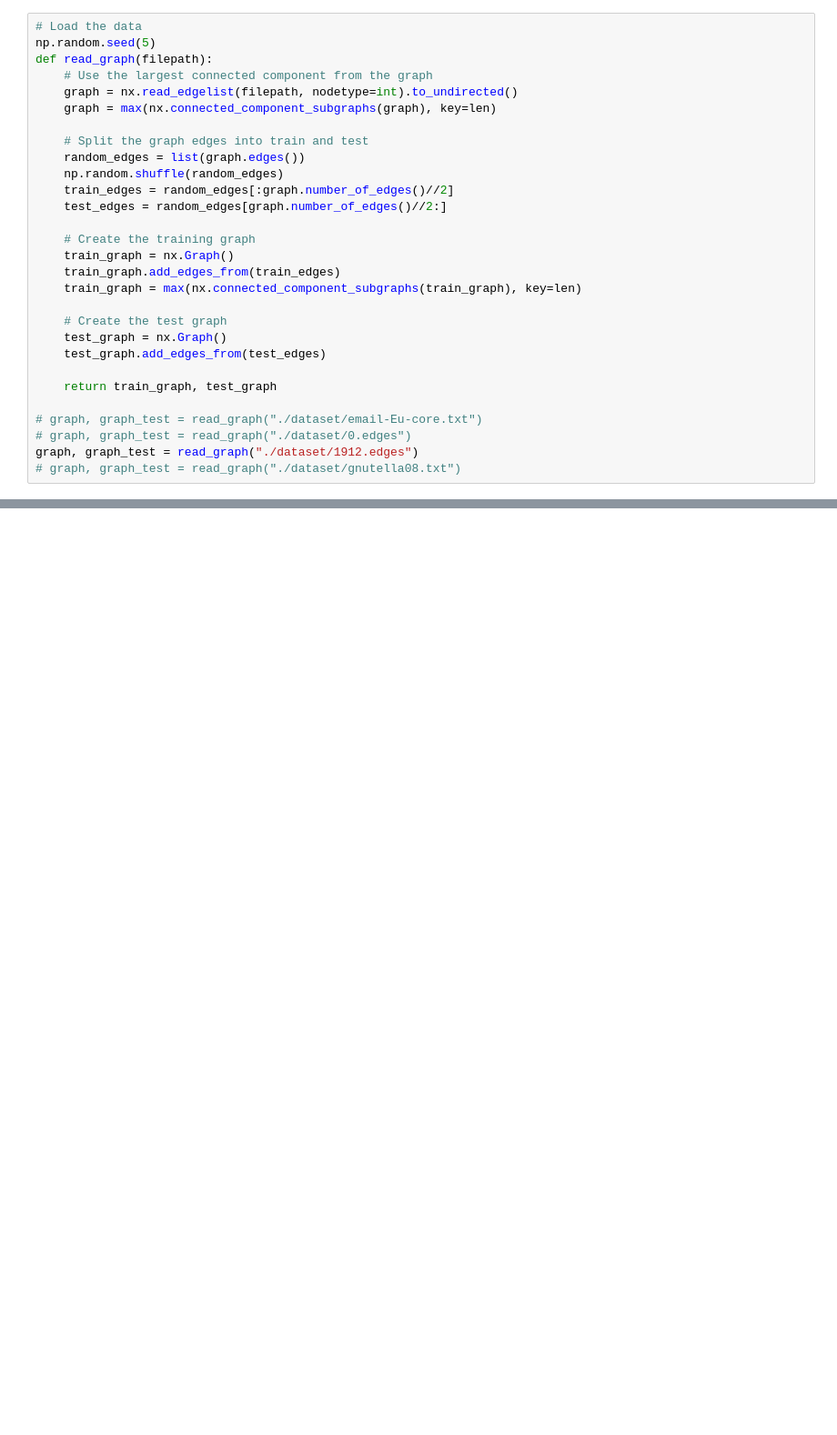
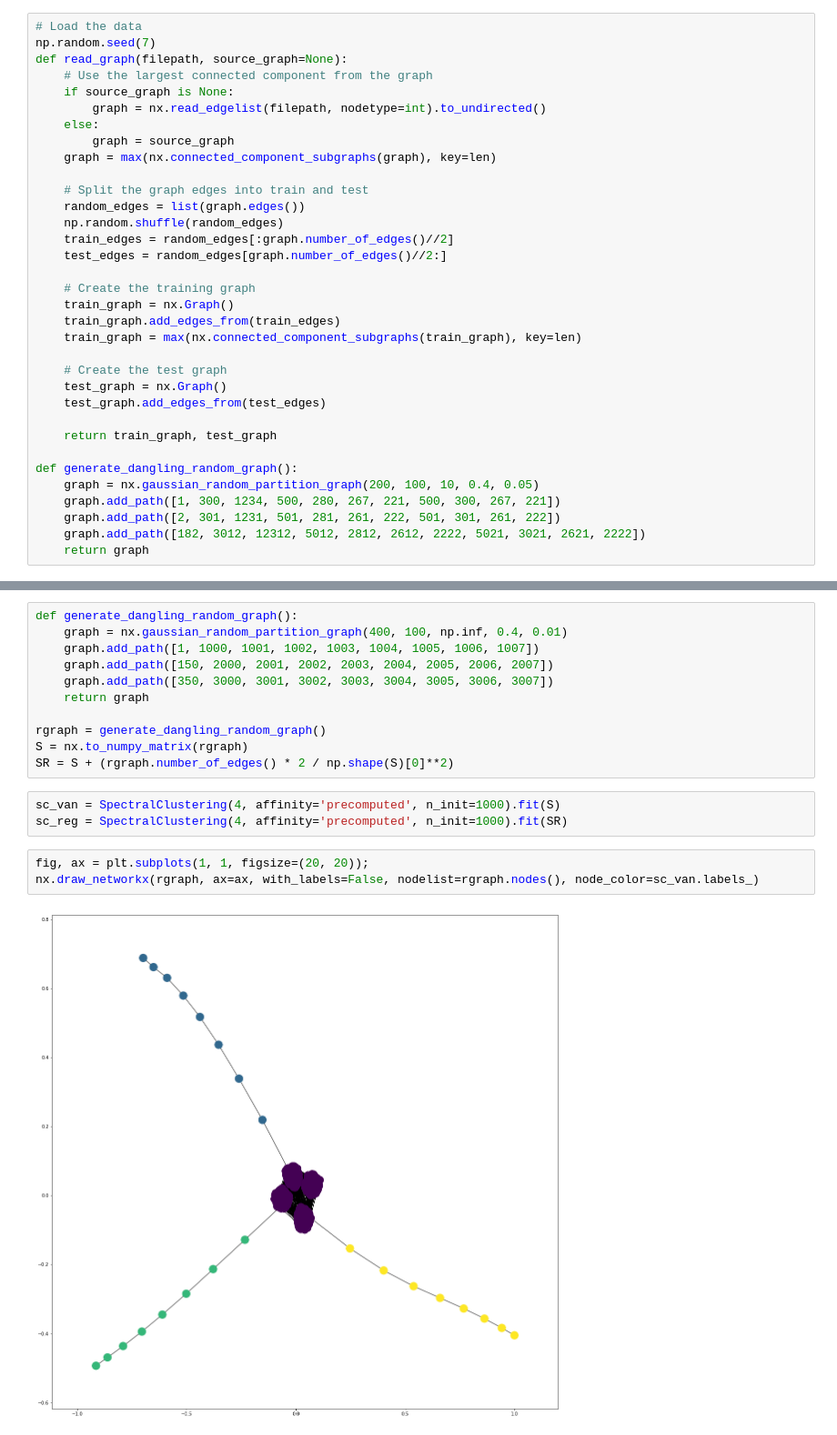
Before and after one commit to crisbodnar/regularised-spectral-clustering, a Jupyter notebook: spectral_clustering.ipynb, the cells around one changed output, grey strips where cells are left out. Shown at 91% size. Saved outputs shown, nothing was run; the diff lists cells and outputs as text; blank space fills up the shorter version.

```diff
--- a/spectral_clustering.ipynb
+++ b/spectral_clustering.ipynb
@@ -11,9 +14,12 @@ import os
 # %%
 # Load the data
-np.random.seed(5)
-def read_graph(filepath):
+np.random.seed(7)
+def read_graph(filepath, source_graph=None):
     # Use the largest connected component from the graph
-    graph = nx.read_edgelist(filepath, nodetype=int).to_undirected()
+    if source_graph is None:
+        graph = nx.read_edgelist(filepath, nodetype=int).to_undirected()
+    else:
+        graph = source_graph
     graph = max(nx.connected_component_subgraphs(graph), key=len)
 
     # Split the graph edges into train and test
@@ -33,7 +39,9 @@ def read_graph(filepath):
 
     return train_graph, test_graph
 
-# graph, graph_test = read_graph("./dataset/email-Eu-core.txt")
-# graph, graph_test = read_graph("./dataset/0.edges")
-graph, graph_test = read_graph("./dataset/1912.edges")
-# graph, graph_test = read_graph("./dataset/gnutella08.txt")
+def generate_dangling_random_graph():
+    graph = nx.gaussian_random_partition_graph(200, 100, 10, 0.4, 0.05)
+    graph.add_path([1, 300, 1234, 500, 280, 267, 221, 500, 300, 267, 221])
+    graph.add_path([2, 301, 1231, 501, 281, 261, 222, 501, 301, 261, 222])
+    graph.add_path([182, 3012, 12312, 5012, 2812, 2612, 2222, 5021, 3021, 2621, 2222])
+    return graph
@@ -125,0 +165,19 @@ print("{}+-{}".format(np.mean(reg_times), np.std(reg_times)))
+# %%
+def generate_dangling_random_graph():
+    graph = nx.gaussian_random_partition_graph(400, 100, np.inf, 0.4, 0.01)
+    graph.add_path([1, 1000, 1001, 1002, 1003, 1004, 1005, 1006, 1007])
+    graph.add_path([150, 2000, 2001, 2002, 2003, 2004, 2005, 2006, 2007])
+    graph.add_path([350, 3000, 3001, 3002, 3003, 3004, 3005, 3006, 3007])
+    return graph
+
+rgraph = generate_dangling_random_graph()
+S = nx.to_numpy_matrix(rgraph)
+SR = S + (rgraph.number_of_edges() * 2 / np.shape(S)[0]**2)
+# %%
+sc_van = SpectralClustering(4, affinity='precomputed', n_init=1000).fit(S)
+sc_reg = SpectralClustering(4, affinity='precomputed', n_init=1000).fit(SR)
+# %%
+fig, ax = plt.subplots(1, 1, figsize=(20, 20));
+nx.draw_networkx(rgraph, ax=ax, with_labels=False, nodelist=rgraph.nodes(), node_color=sc_van.labels_)
+# %% [output]
+[figure, added]
```
Also changed, not shown: parts of 27 cells of this notebook.
